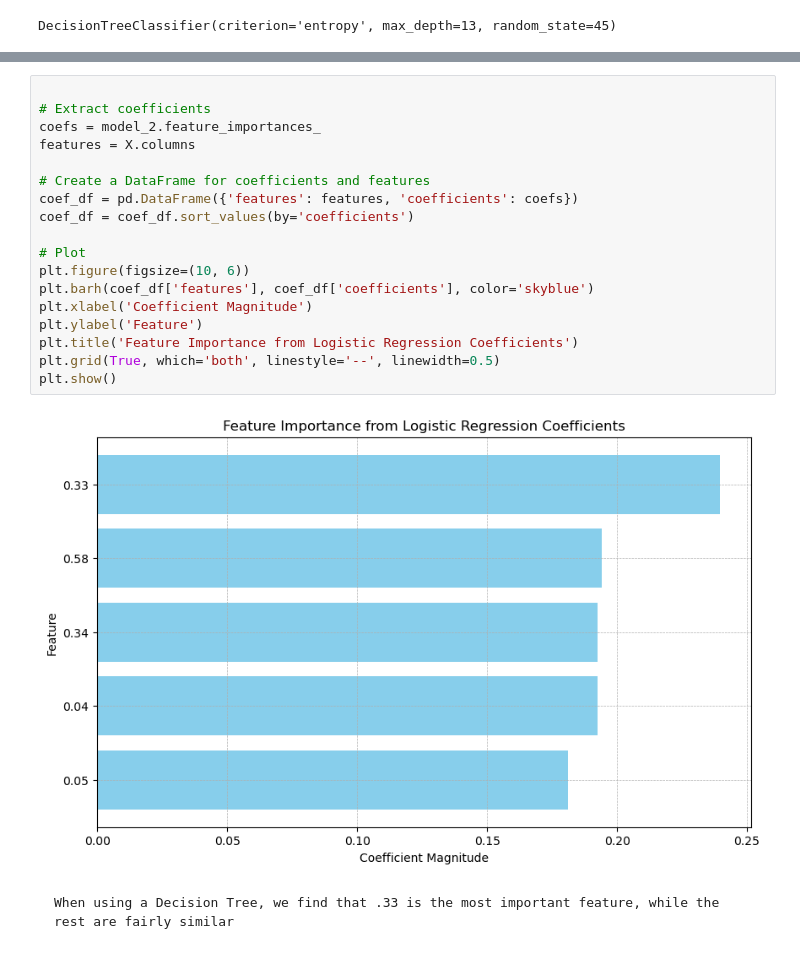
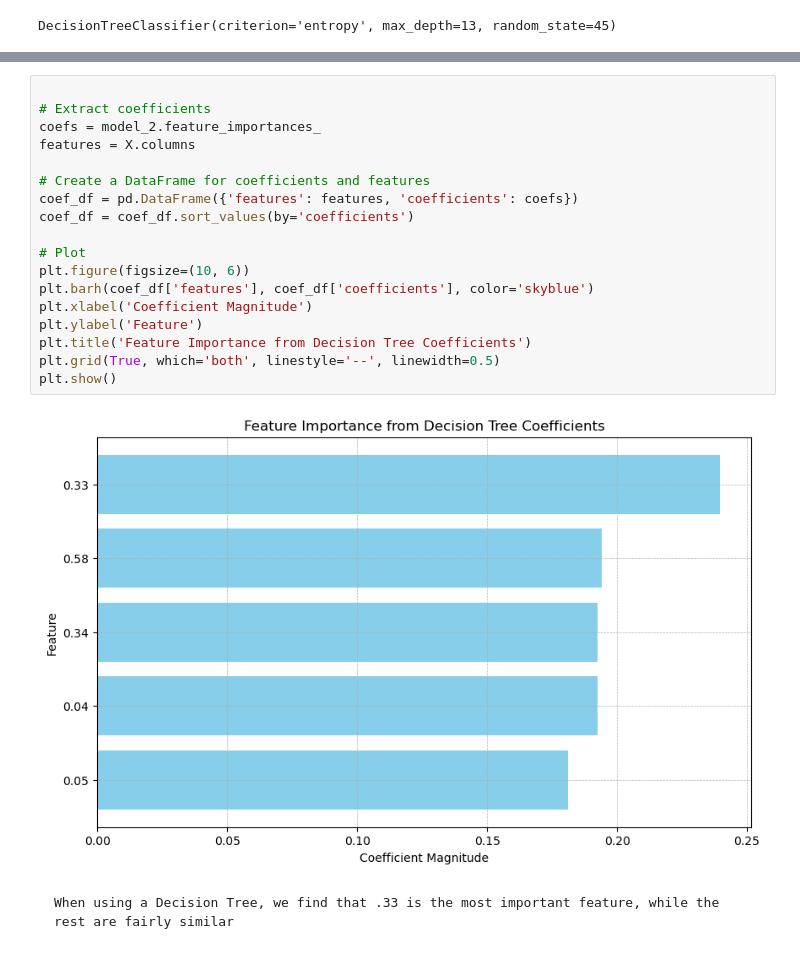
Before and after one commit to KevinDsouza03/Machine-Learning-Spring-2024, a Jupyter notebook: assignment2/notebook.ipynb, the cells around one changed output, grey strips where cells are left out. Cells and saved outputs as stored; diff of their text form.

````diff
--- a/assignment2/notebook.ipynb
+++ b/assignment2/notebook.ipynb
@@ -256,23 +255,23 @@ weighted avg       0.80      0.80      0.80      1000
 # %%
 
 # Extract coefficients
 coefs = model_2.feature_importances_
 features = X.columns
 
 # Create a DataFrame for coefficients and features
 coef_df = pd.DataFrame({'features': features, 'coefficients': coefs})
 coef_df = coef_df.sort_values(by='coefficients')
 
 # Plot
 plt.figure(figsize=(10, 6))
 plt.barh(coef_df['features'], coef_df['coefficients'], color='skyblue')
 plt.xlabel('Coefficient Magnitude')
 plt.ylabel('Feature')
-plt.title('Feature Importance from Logistic Regression Coefficients')
+plt.title('Feature Importance from Decision Tree Coefficients')
 plt.grid(True, which='both', linestyle='--', linewidth=0.5)
 plt.show()
 # %% [output]
-[figure, old version]
+[figure, new version]
 # %% [markdown]
 ```
 When using a Decision Tree, we find that .33 is the most important feature, while the rest are fairly similar
````
Also changed, not shown: parts of 13 cells of this notebook.
